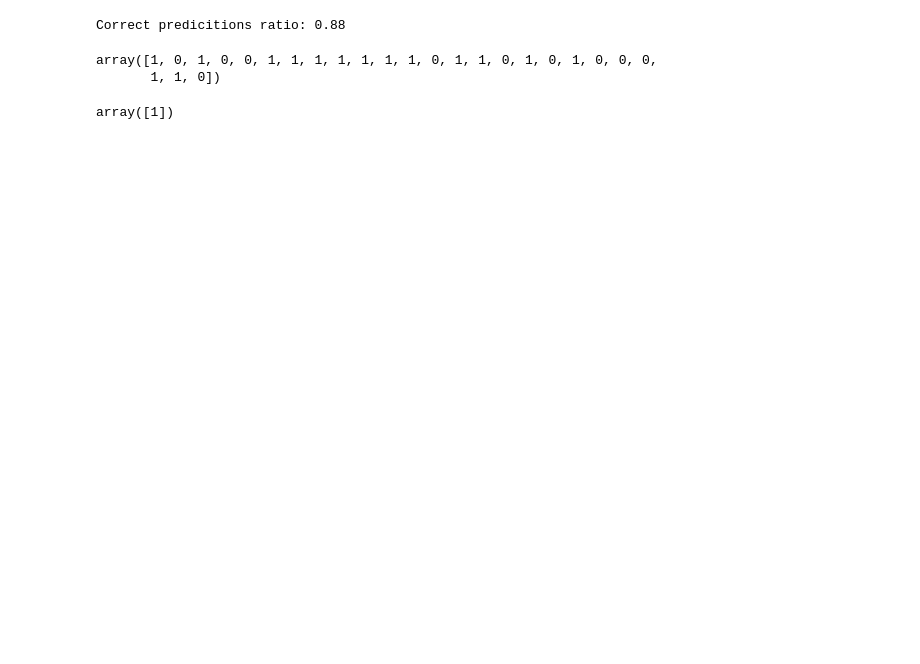
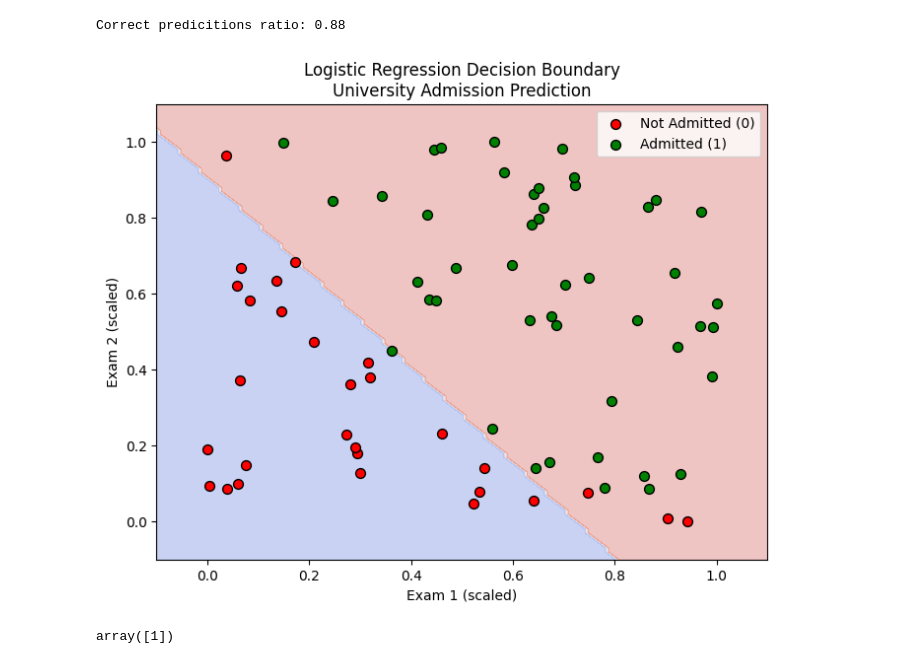
Before and after one commit to mayafouad/ML, a Jupyter notebook: Supervised/Logistic Regression/BinaryLogistic.ipynb, the cells around one changed output. Drawn from its saved outputs; the diff is of its cells as text; code cells hidden in the pictures; blank space fills up the shorter version.

```diff
--- a/Supervised/Logistic Regression/BinaryLogistic.ipynb
+++ b/Supervised/Logistic Regression/BinaryLogistic.ipynb
@@ -64,11 +65,36 @@ y_pred = model.predict(X_test)
 print('Correct predicitions ratio: %.2f'% model.score(X_test, y_test))
 # %% [output]
 Correct predicitions ratio: 0.88
-# %%
-y_pred
-# %% [output]
-array([1, 0, 1, 0, 0, 1, 1, 1, 1, 1, 1, 1, 0, 1, 1, 0, 1, 0, 1, 0, 0, 0,
-       1, 1, 0])
+# %%
+# 6. Visualize Decision Boundary
+
+# Create a mesh grid for plotting
+x_min, x_max = X_train[:, 0].min() - 0.1, X_train[:, 0].max() + 0.1
+y_min, y_max = X_train[:, 1].min() - 0.1, X_train[:, 1].max() + 0.1
+xx, yy = np.meshgrid(np.arange(x_min, x_max, 0.01),
+                     np.arange(y_min, y_max, 0.01))
+
+# Predict the class for each grid point
+Z = model.predict(np.c_[xx.ravel(), yy.ravel()])
+Z = Z.reshape(xx.shape)
+
+# Plot the decision boundary
+plt.figure(figsize=(8,6))
+plt.contourf(xx, yy, Z, alpha=0.3, cmap=plt.cm.coolwarm)
+
+# Plot training points
+plt.scatter(X_train[:, 0][y_train == 0], X_train[:, 1][y_train == 0],
+            c='red', edgecolors='k', label='Not Admitted (0)', s=50)
+plt.scatter(X_train[:, 0][y_train == 1], X_train[:, 1][y_train == 1],
+            c='green', edgecolors='k', label='Admitted (1)', s=50)
+
+plt.xlabel('Exam 1 (scaled)')
+plt.ylabel('Exam 2 (scaled)')
+plt.legend()
+plt.title('Logistic Regression Decision Boundary\nUniversity Admission Prediction')
+plt.show()
+# %% [output]
+[figure, added]
 # %%
 # 6. Generate predictions for new data
 new_x = [75,82]
```
Also changed, not shown: parts of 2 cells of this notebook, 2 other files.
